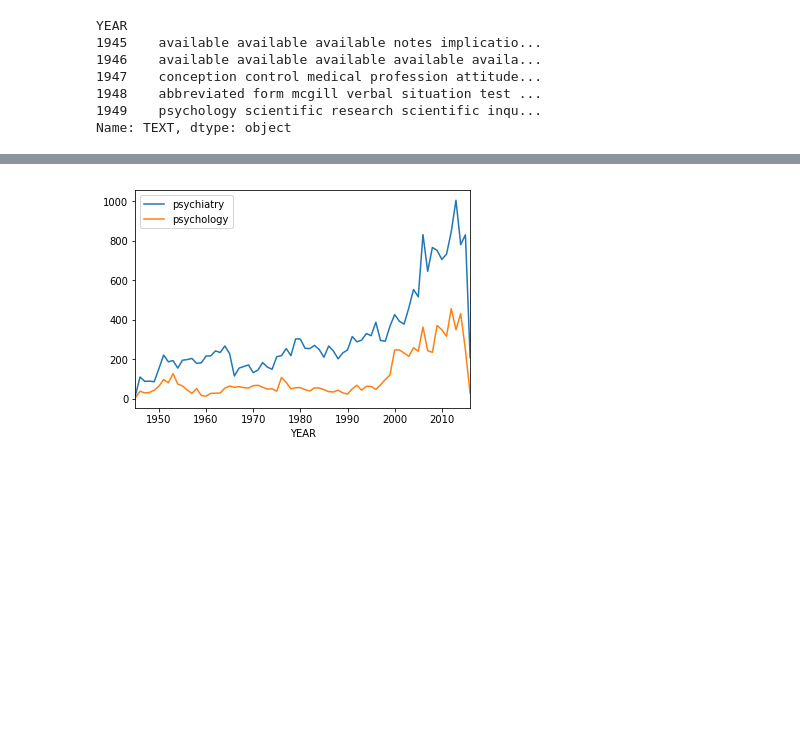
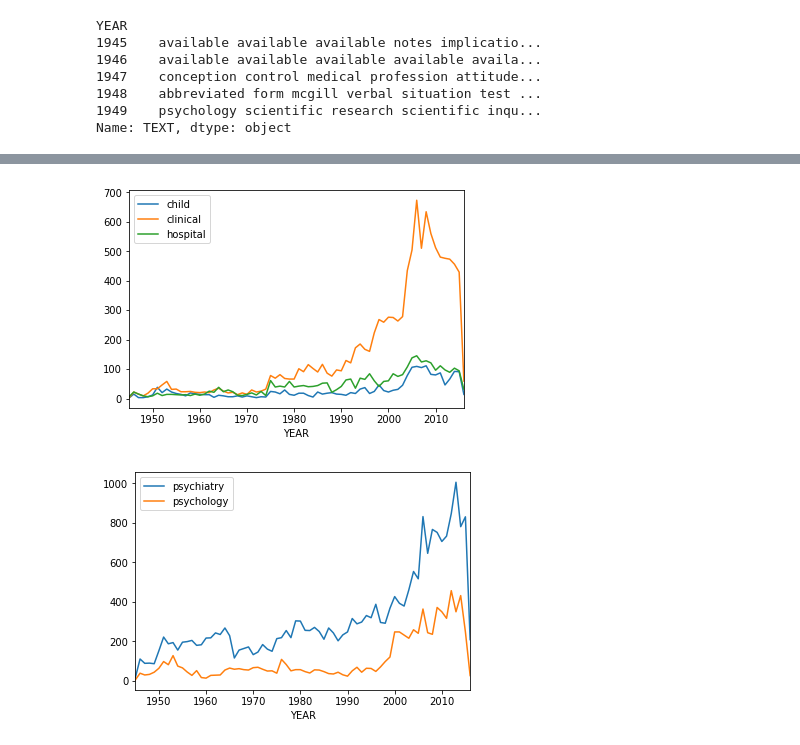
Before and after one commit to mavillard/jackie, a Jupyter notebook: 07_analysis.ipynb, the cells around one changed output, grey strips where cells are left out. Cells and saved outputs as stored; diff of their text form; code cells hidden in the pictures; blank space fills up the shorter version.

```diff
--- a/07_analysis.ipynb
+++ b/07_analysis.ipynb
@@ -212,3 +248,7 @@ def words_df(*ws, prop=False):
+# %%
+words_df('child', 'clinical', 'hospital').plot();
+# %% [output]
+[figure, added]
 # %%
 words_df('psychiatry', 'psychology').plot();
 # %% [output]
```
Also changed, not shown: parts of 23 cells of this notebook, 2 other files.
